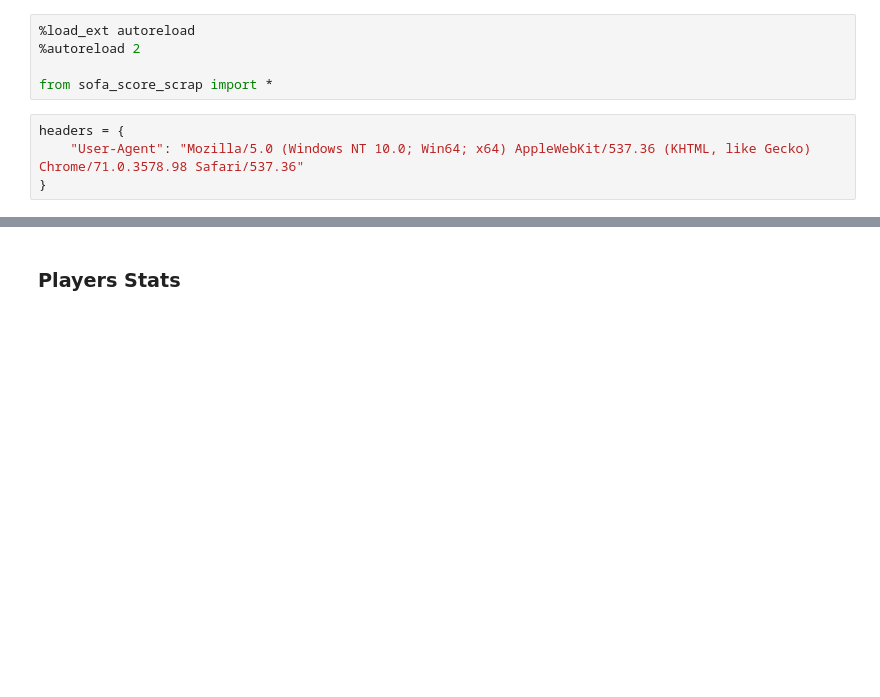
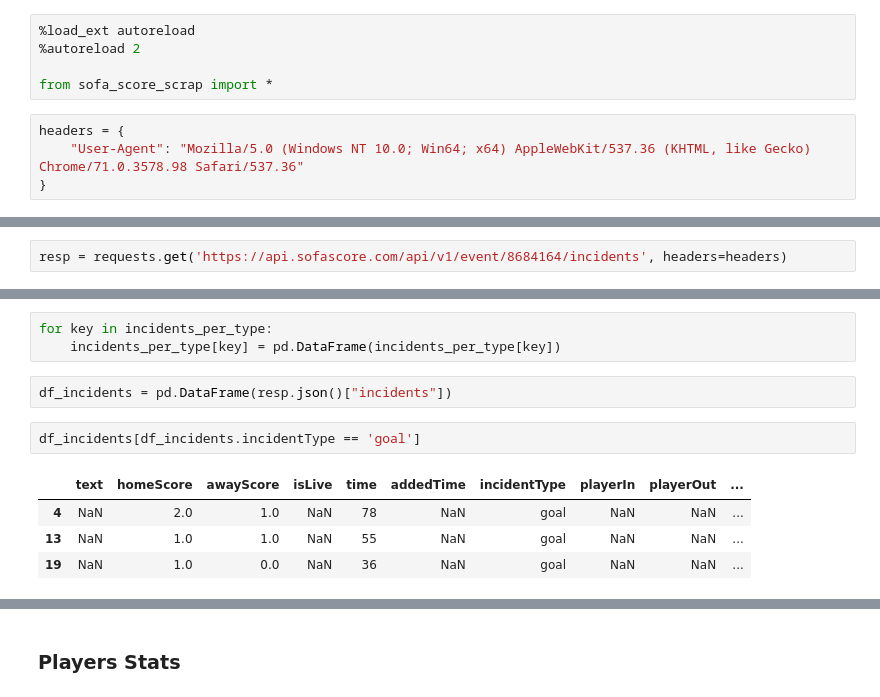
Before and after one commit to rafaelgasp/sofa_score, a Jupyter notebook: SofaScore_Scrap.ipynb, the cells around one changed output, grey strips where cells are left out. Drawn from its saved outputs; the diff is of its cells as text; blank space fills up the shorter version.

```diff
--- a/SofaScore_Scrap.ipynb
+++ b/SofaScore_Scrap.ipynb
@@ -23,0 +33,2 @@ headers = {
+# %%
+resp = requests.get('https://api.sofascore.com/api/v1/event/8684164/incidents', headers=headers)
@@ -23,0 +62,12 @@ headers = {
+# %%
+for key in incidents_per_type:
+    incidents_per_type[key] = pd.DataFrame(incidents_per_type[key])
+# %%
+df_incidents = pd.DataFrame(resp.json()["incidents"])
+# %%
+df_incidents[df_incidents.incidentType == 'goal']
+# %% [output]
+|  | text | homeScore | awayScore | isLive | time | addedTime | incidentType | playerIn | playerOut | ... |
+| 4 | NaN | 2.0 | 1.0 | NaN | 78 | NaN | goal | NaN | NaN | ... |
+| 13 | NaN | 1.0 | 1.0 | NaN | 55 | NaN | goal | NaN | NaN | ... |
+| 19 | NaN | 1.0 | 0.0 | NaN | 36 | NaN | goal | NaN | NaN | ... |
```
Also changed, not shown: parts of 23 cells of this notebook, 5 other files.
